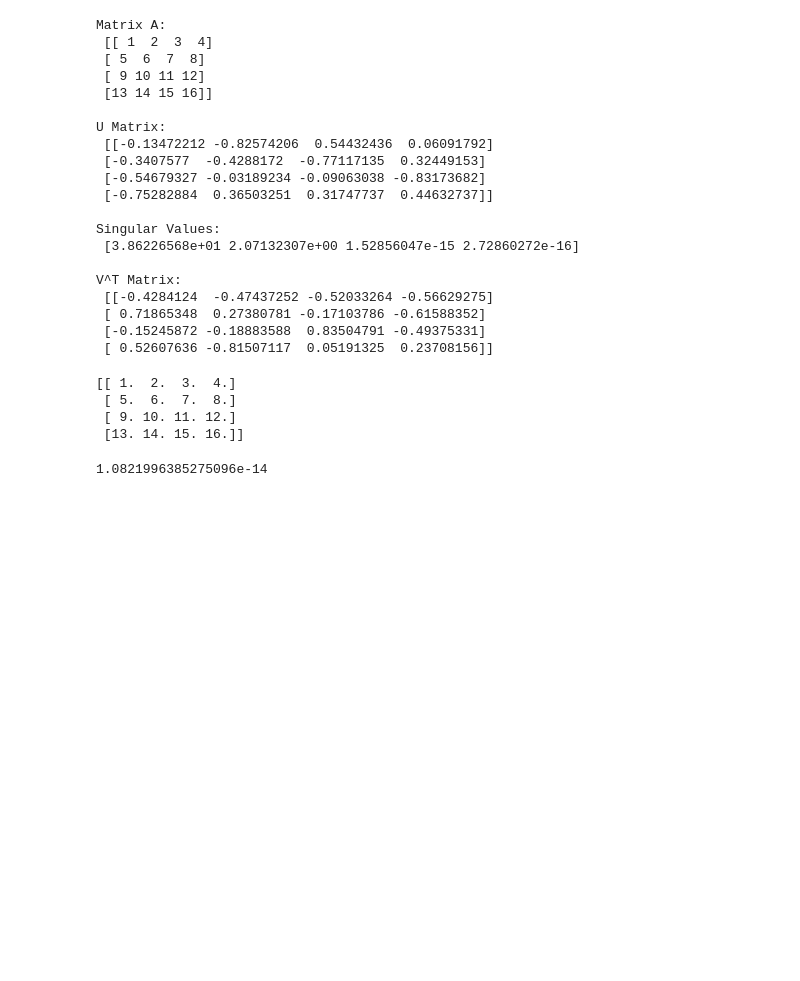
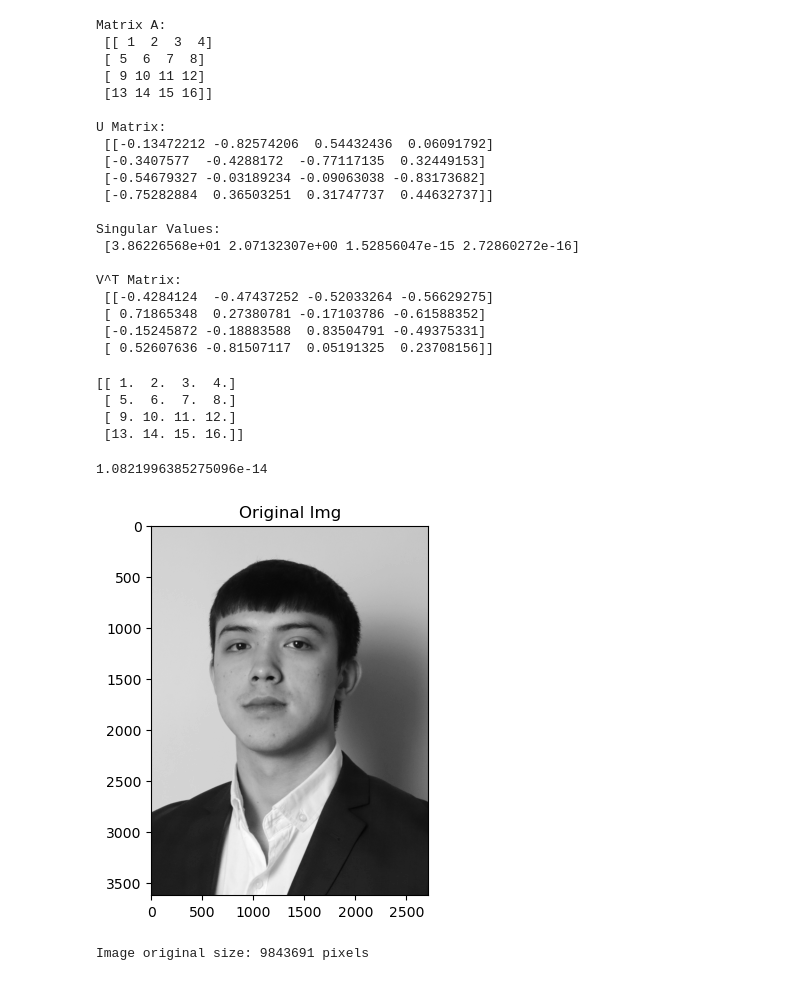
Before and after one commit to dadaxonEnigma/Inno-ML, a Jupyter notebook: HDDA/practise/Svd.ipynb, the cells around one changed output. Saved outputs shown, nothing was run; the diff lists cells and outputs as text; code cells hidden in the pictures; blank space fills up the shorter version.

```diff
--- a/HDDA/practise/Svd.ipynb
+++ b/HDDA/practise/Svd.ipynb
@@ -49,3 +49,13 @@ print(reconstract_error)
 # %%
 import matplotlib.pyplot as plt
 from skimage import io
+
+image = io.imread('my_face.JPG', as_gray=True)
+
+plt.imshow(image, cmap='gray')
+plt.title('Original Img')
+plt.show()
+print(f'Image original size: {np.prod(image.shape)} pixels')
+# %% [output]
+[figure, added]
+Image original size: 9843691 pixels
```
Also changed, not shown: parts of 2 cells of this notebook.
